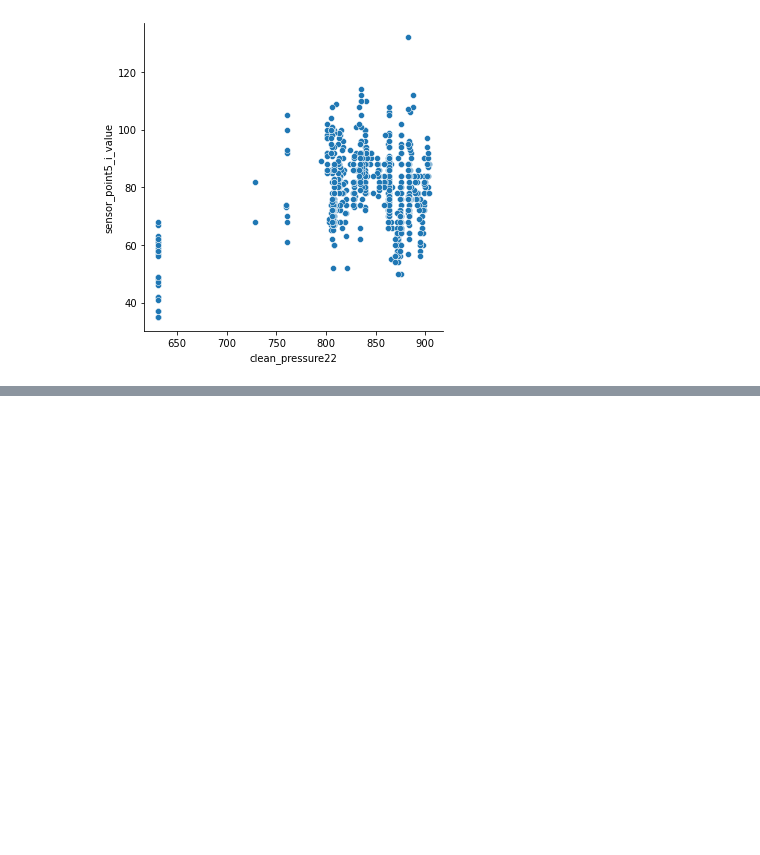
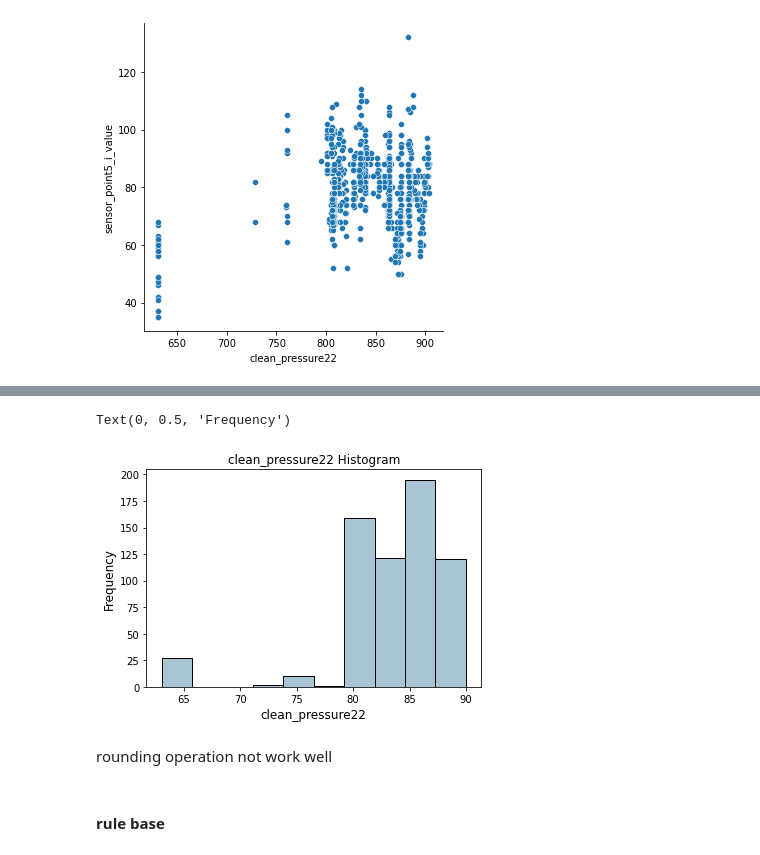
Before and after one commit to EricTsai83/IMBD_data_competition, a Jupyter notebook: Code/EDA.ipynb, the cells around one changed output, grey strips where cells are left out. Drawn from its saved outputs; the diff is of its cells as text; code cells hidden in the pictures; blank space fills up the shorter version.

```diff
--- a/Code/EDA.ipynb
+++ b/Code/EDA.ipynb
@@ -511,0 +537,16 @@ sns.lmplot(x="clean_pressure22", y="sensor_point5_i_value", hue="這裡要放類
+# %%
+temp = np.array(np.floor( np.array(data_x['clean_pressure22']) / 10. ))
+# %%
+fig, ax = plt.subplots()
+pd.Series(temp).hist(color='#A9C5D3', edgecolor='black',
+                          grid=False)
+ax.set_title('clean_pressure22 Histogram', fontsize=12)
+ax.set_xlabel('clean_pressure22', fontsize=12)
+ax.set_ylabel('Frequency', fontsize=12)
+# %% [output]
+Text(0, 0.5, 'Frequency')
+[figure, added]
+# %% [markdown]
+rounding operation not work well
+# %% [markdown]
+#### rule base
```
Also changed, not shown: parts of 27 cells of this notebook.
